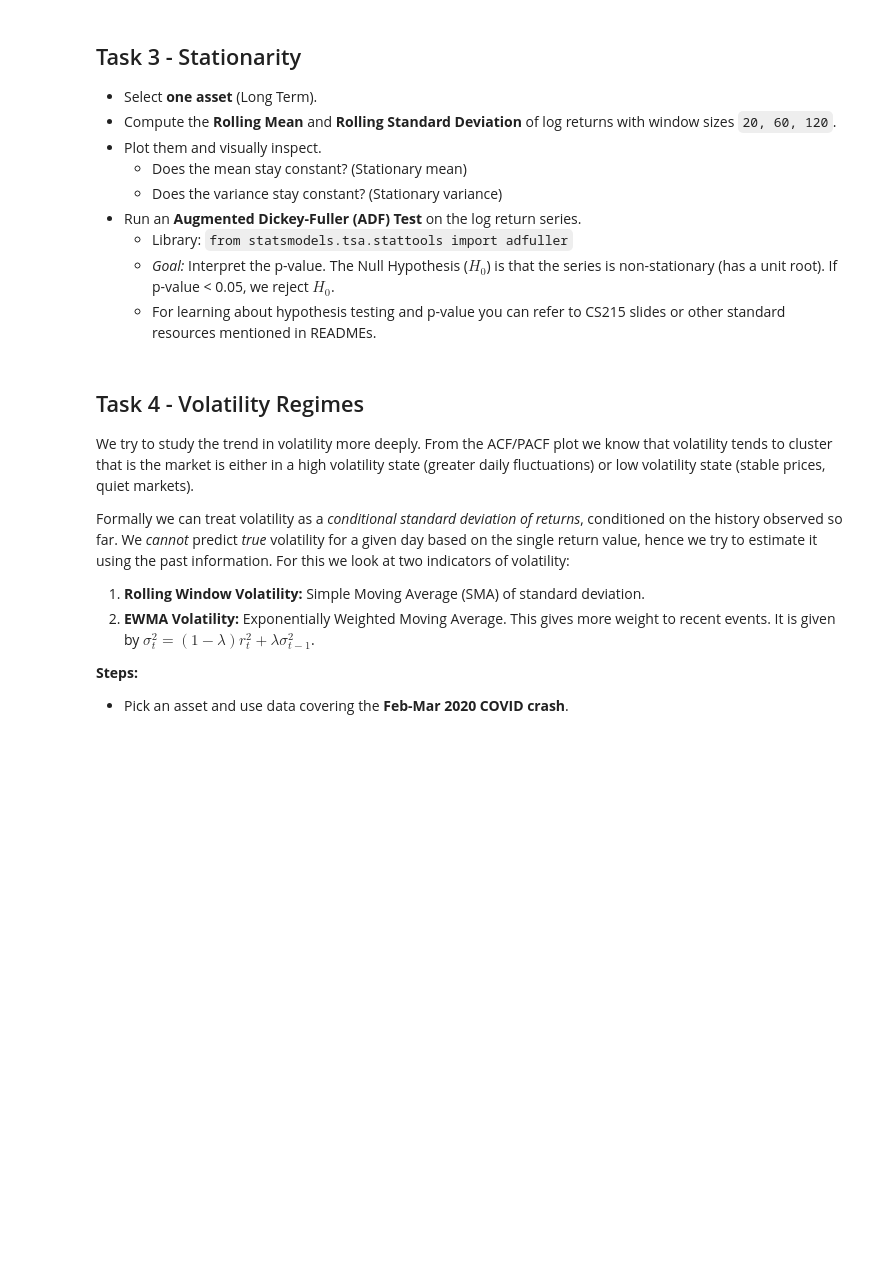
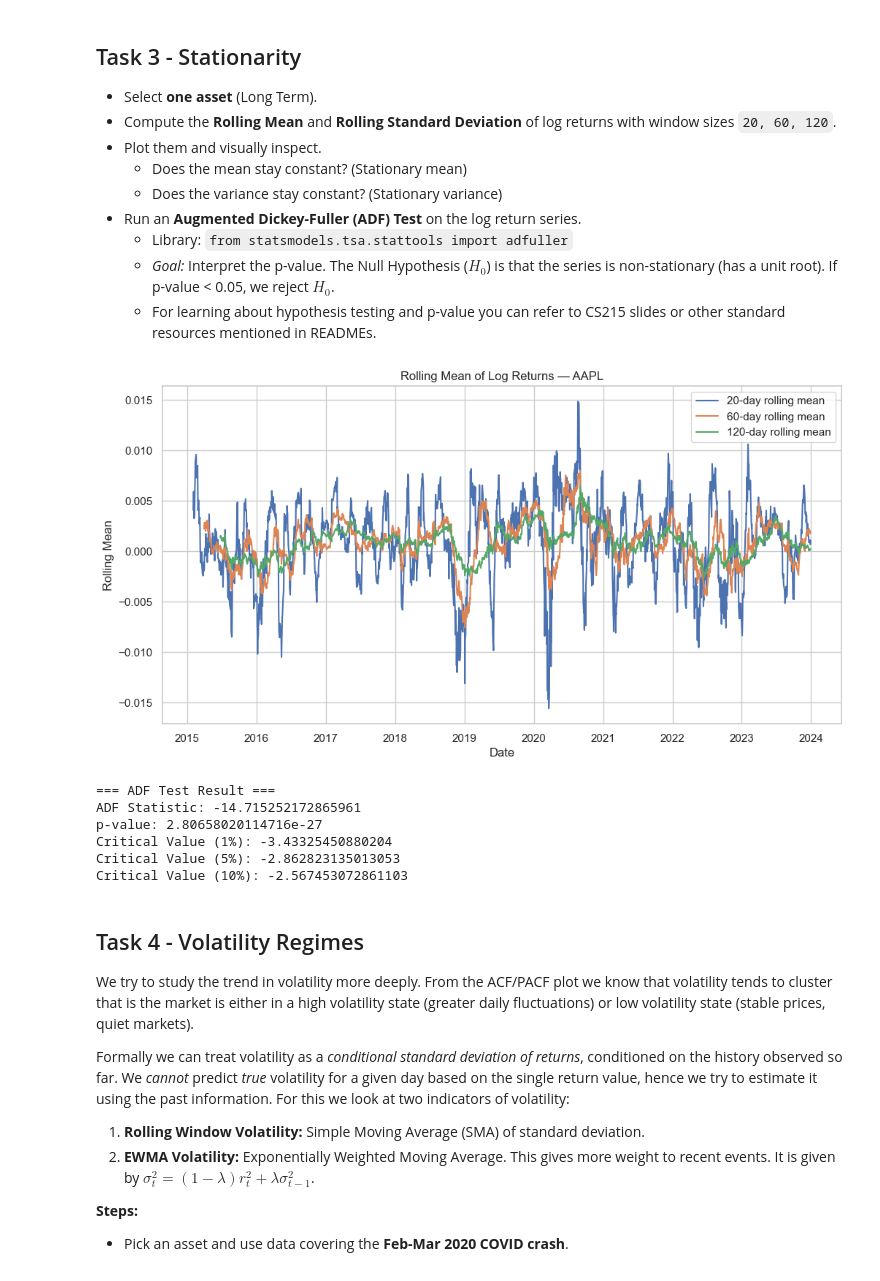
Before and after one commit to parthchafle10/Predict2Optimize-WiDS-2025, a Jupyter notebook: week1/task1.ipynb, the cells around one changed output. Saved outputs shown, nothing was run; the diff lists cells and outputs as text; code cells hidden in the pictures; blank space fills up the shorter version.

```diff
--- a/week1/task1.ipynb
+++ b/week1/task1.ipynb
@@ -41,6 +303,50 @@ The goal for this week is to gain familiarity with financial data, analyze commo
     * Library: `from statsmodels.tsa.stattools import adfuller`
     * *Goal:* Interpret the p-value. The Null Hypothesis ($H_0$) is that the series is non-stationary (has a unit root). If p-value < 0.05, we reject $H_0$.
     * For learning about hypothesis testing and p-value you can refer to CS215 slides or other standard resources mentioned in READMEs.
+# %%
+#Task 3
+import numpy as np
+import matplotlib.pyplot as plt
+from statsmodels.tsa.stattools import adfuller
+
+asset = "AAPL"   # choose any one ticker
+# %%
+# Log returns
+log_ret = np.log(long_adj[asset] / long_adj[asset].shift(1)).dropna()
+
+log_ret.head()
+roll_mean_20  = log_ret.rolling(window=20).mean()
+roll_mean_60  = log_ret.rolling(window=60).mean()
+roll_mean_120 = log_ret.rolling(window=120).mean()
+# %%
+plt.figure(figsize=(12,6))
+plt.plot(log_ret.index, roll_mean_20,  label="20-day rolling mean")
+plt.plot(log_ret.index, roll_mean_60,  label="60-day rolling mean")
+plt.plot(log_ret.index, roll_mean_120, label="120-day rolling mean")
+
+plt.title(f"Rolling Mean of Log Returns — {asset}")
+plt.xlabel("Date")
+plt.ylabel("Rolling Mean")
+plt.legend()
+plt.grid(True)
+plt.show()
+# %% [output]
+[figure, added]
+# %%
+adf_result = adfuller(log_ret)
+
+print("=== ADF Test Result ===")
+print(f"ADF Statistic: {adf_result[0]}")
+print(f"p-value: {adf_result[1]}")
+for key, value in adf_result[4].items():
+    print(f"Critical Value ({key}): {value}")
+# %% [output]
+=== ADF Test Result ===
+ADF Statistic: -14.715252172865961
+p-value: 2.80658020114716e-27
+Critical Value (1%): -3.43325450880204
+Critical Value (5%): -2.862823135013053
+Critical Value (10%): -2.567453072861103
 # %% [markdown]
 ## Task 4 - Volatility Regimes
 We try to study the trend in volatility more deeply. From the ACF/PACF plot we know that volatility tends to cluster that is the market is either in a high volatility state (greater daily fluctuations) or low volatility state (stable prices, quiet markets).
```
Also changed, not shown: parts of 19 cells of this notebook.
